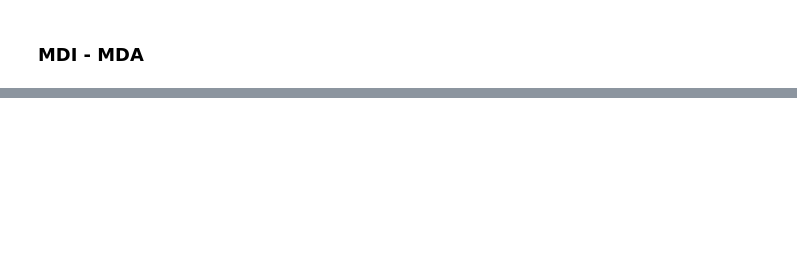
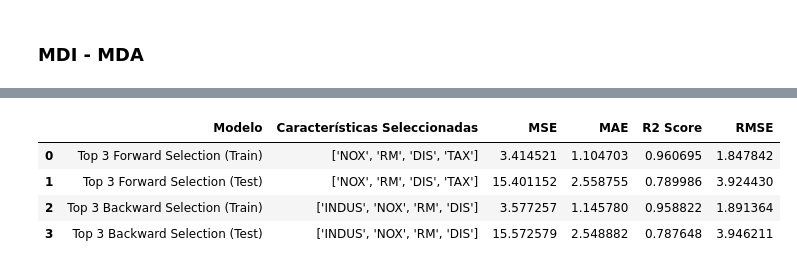
Before and after one commit to PabloSanchez87/DataScience_and_IA, a Jupyter notebook: Notebooks/Daniel/Regresion/Caso_Housing/regresion_lineal.ipynb, the cells around one changed output, grey strips where cells are left out. Saved outputs shown, nothing was run; the diff lists cells and outputs as text; code cells hidden in the pictures; blank space fills up the shorter version.

Commit message:
HousingRegression with RF+ Streaming

```diff
--- a/Notebooks/Daniel/Regresion/Caso_Housing/regresion_lineal.ipynb
+++ b/Notebooks/Daniel/Regresion/Caso_Housing/regresion_lineal.ipynb
@@ -1132,0 +1292,97 @@ RMSE: 2.8716015702794446
+# %%
+import numpy as np
+import pandas as pd
+from sklearn.ensemble import RandomForestRegressor
+from sklearn.model_selection import train_test_split
+from sklearn.metrics import mean_squared_error, mean_absolute_error, r2_score
+
+# Supongamos que housing_df está definido y contiene todas las columnas, incluyendo la variable objetivo 'MEDV'
+X = housing_df.drop('MEDV', axis=1)
+y = housing_df['MEDV']
+
+# Dividir en conjunto de entrenamiento y prueba
+X_train, X_test, y_train, y_test = train_test_split(
+    X, y, test_size=0.2, random_state=42
+)
+
+# Definir las tres principales variables de cada método
+top3_forward = ["NOX", "RM", "DIS"]
+top3_backward = ["INDUS", "NOX", "RM"]
+
+# Filtrar las variables en los datasets
+X_train_forward = X_train[top3_forward]
+X_test_forward = X_test[top3_forward]
+
+X_train_backward = X_train[top3_backward]
+X_test_backward = X_test[top3_backward]
+
+# Definir y entrenar los modelos
+rf_forward = RandomForestRegressor(random_state=42)
+rf_forward.fit(X_train_forward, y_train)
+
+rf_backward = RandomForestRegressor(random_state=42)
+rf_backward.fit(X_train_backward, y_train)
+
+# Realizar predicciones en Train y Test
+y_train_pred_forward = rf_forward.predict(X_train_forward)
+y_test_pred_forward = rf_forward.predict(X_test_forward)
+
+y_train_pred_backward = rf_backward.predict(X_train_backward)
+y_test_pred_backward = rf_backward.predict(X_test_backward)
+
+# Calcular métricas en Train (Forward)
+metrics_train_forward = {
+    "MSE": mean_squared_error(y_train, y_train_pred_forward),
+    "MAE": mean_absolute_error(y_train, y_train_pred_forward),
+    "R2 Score": r2_score(y_train, y_train_pred_forward),
+    "RMSE": np.sqrt(mean_squared_error(y_train, y_train_pred_forward))
+}
+
+# Calcular métricas en Test (Forward)
+metrics_test_forward = {
+    "MSE": mean_squared_error(y_test, y_test_pred_forward),
+    "MAE": mean_absolute_error(y_test, y_test_pred_forward),
+    "R2 Score": r2_score(y_test, y_test_pred_forward),
+    "RMSE": np.sqrt(mean_squared_error(y_test, y_test_pred_forward))
+}
+
+# Calcular métricas en Train (Backward)
+metrics_train_backward = {
+    "MSE": mean_squared_error(y_train, y_train_pred_backward),
+    "MAE": mean_absolute_error(y_train, y_train_pred_backward),
+    "R2 Score": r2_score(y_train, y_train_pred_backward),
+    "RMSE": np.sqrt(mean_squared_error(y_train, y_train_pred_backward))
+}
+
+# Calcular métricas en Test (Backward)
+metrics_test_backward = {
+    "MSE": mean_squared_error(y_test, y_test_pred_backward),
+    "MAE": mean_absolute_error(y_test, y_test_pred_backward),
+    "R2 Score": r2_score(y_test, y_test_pred_backward),
+    "RMSE": np.sqrt(mean_squared_error(y_test, y_test_pred_backward))
+}
+
+# Crear tabla comparativa
+models_comparison_df = pd.DataFrame({
+    "Modelo": ["Top 3 Forward Selection (Train)", "Top 3 Forward Selection (Test)",
+               "Top 3 Backward Selection (Train)", "Top 3 Backward Selection (Test)"],
+    "Características Seleccionadas": [str(top3_forward), str(top3_forward),
+                                      str(top3_backward), str(top3_backward)],
+    "MSE": [metrics_train_forward["MSE"], metrics_test_forward["MSE"],
+            metrics_train_backward["MSE"], metrics_test_backward["MSE"]],
+    "MAE": [metrics_train_forward["MAE"], metrics_test_forward["MAE"],
+            metrics_train_backward["MAE"], metrics_test_backward["MAE"]],
+    "R2 Score": [metrics_train_forward["R2 Score"], metrics_test_forward["R2 Score"],
+                 metrics_train_backward["R2 Score"], metrics_test_backward["R2 Score"]],
+    "RMSE": [metrics_train_forward["RMSE"], metrics_test_forward["RMSE"],
+             metrics_train_backward["RMSE"], metrics_test_backward["RMSE"]]
+})
+
+# Mostrar resultados
+models_comparison_df
+# %% [output]
+|  | Modelo | Características Seleccionadas | MSE | MAE | R2 Score | RMSE |
+| 0 | Top 3 Forward Selection (Train) | ['NOX', 'RM', 'DIS', 'TAX'] | 3.414521 | 1.104703 | 0.960695 | 1.847842 |
+| 1 | Top 3 Forward Selection (Test) | ['NOX', 'RM', 'DIS', 'TAX'] | 15.401152 | 2.558755 | 0.789986 | 3.924430 |
+| 2 | Top 3 Backward Selection (Train) | ['INDUS', 'NOX', 'RM', 'DIS'] | 3.577257 | 1.145780 | 0.958822 | 1.891364 |
+| 3 | Top 3 Backward Selection (Test) | ['INDUS', 'NOX', 'RM', 'DIS'] | 15.572579 | 2.548882 | 0.787648 | 3.946211 |
```
Also changed, not shown: parts of 17 cells of this notebook, 2 other files.
